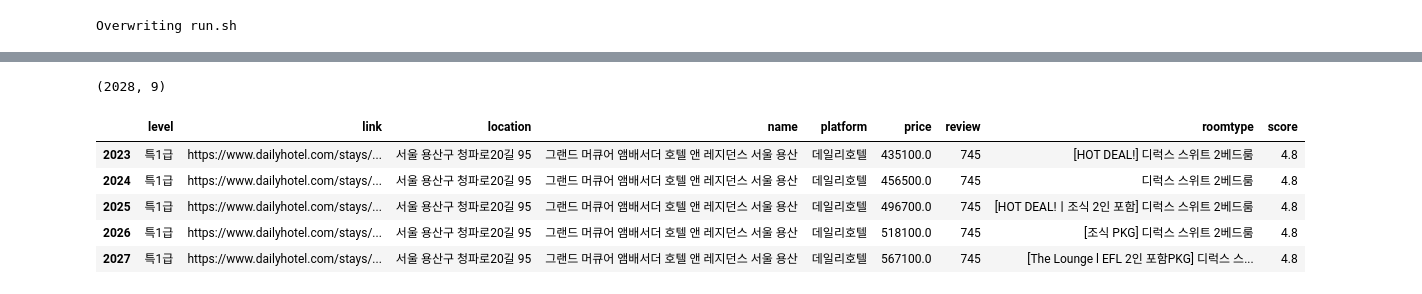
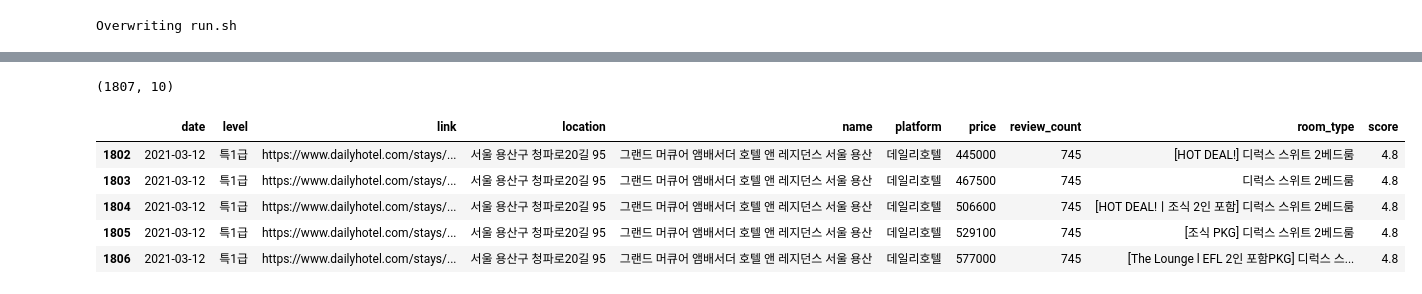
Before and after one commit to EbraLim/dss_project_Crawling, a Jupyter notebook: in_progress/crawling_dailyhotel_in_progress_spider.ipynb, the cells around one changed output, grey strips where cells are left out. Saved outputs shown, nothing was run; the diff lists cells and outputs as text; code cells hidden in the pictures.

Commit message:
dailyhotel_modified: add date, change datatypes, add pipeline

```diff
--- a/in_progress/crawling_dailyhotel_in_progress_spider.ipynb
+++ b/in_progress/crawling_dailyhotel_in_progress_spider.ipynb
@@ -295,14 +342,13 @@ rm: cannot remove 'dailyhotel.csv': No such file or directory
 # %%
+import pandas as pd
 data = pd.read_csv('dailyhotel/dailyhotel.csv', encoding='utf-8-sig')
-data.shape
+print(data.shape)
+data.tail()
 # %% [output]
-(2028, 9)
+(1807, 10)
+|  | date | level | link | location | name | platform | price | review_count | room_type | score |
+| 1802 | 2021-03-12 | 특1급 | https://www.dailyhotel.com/stays/... | 서울 용산구 청파로20길 95 | 그랜드 머큐어 앰배서더 호텔 앤 레지던스 서울 용산 | 데일리호텔 | 445000 | 745 | [HOT DEAL!] 디럭스 스위트 2베드룸 | 4.8 |
+| 1803 | 2021-03-12 | 특1급 | https://www.dailyhotel.com/stays/... | 서울 용산구 청파로20길 95 | 그랜드 머큐어 앰배서더 호텔 앤 레지던스 서울 용산 | 데일리호텔 | 467500 | 745 | 디럭스 스위트 2베드룸 | 4.8 |
+| 1804 | 2021-03-12 | 특1급 | https://www.dailyhotel.com/stays/... | 서울 용산구 청파로20길 95 | 그랜드 머큐어 앰배서더 호텔 앤 레지던스 서울 용산 | 데일리호텔 | 506600 | 745 | [HOT DEAL!ㅣ조식 2인 포함] 디럭스 스위트 2베드룸 | 4.8 |
+| 1805 | 2021-03-12 | 특1급 | https://www.dailyhotel.com/stays/... | 서울 용산구 청파로20길 95 | 그랜드 머큐어 앰배서더 호텔 앤 레지던스 서울 용산 | 데일리호텔 | 529100 | 745 | [조식 PKG] 디럭스 스위트 2베드룸 | 4.8 |
+| 1806 | 2021-03-12 | 특1급 | https://www.dailyhotel.com/stays/... | 서울 용산구 청파로20길 95 | 그랜드 머큐어 앰배서더 호텔 앤 레지던스 서울 용산 | 데일리호텔 | 577000 | 745 | [The Lounge l EFL 2인 포함PKG] 디럭스 스... | 4.8 |
-# %%
-data.tail()
-# %% [output]
-|  | level | link | location | name | platform | price | review | roomtype | score |
-| 2023 | 특1급 | https://www.dailyhotel.com/stays/... | 서울 용산구 청파로20길 95 | 그랜드 머큐어 앰배서더 호텔 앤 레지던스 서울 용산 | 데일리호텔 | 435100.0 | 745 | [HOT DEAL!] 디럭스 스위트 2베드룸 | 4.8 |
-| 2024 | 특1급 | https://www.dailyhotel.com/stays/... | 서울 용산구 청파로20길 95 | 그랜드 머큐어 앰배서더 호텔 앤 레지던스 서울 용산 | 데일리호텔 | 456500.0 | 745 | 디럭스 스위트 2베드룸 | 4.8 |
-| 2025 | 특1급 | https://www.dailyhotel.com/stays/... | 서울 용산구 청파로20길 95 | 그랜드 머큐어 앰배서더 호텔 앤 레지던스 서울 용산 | 데일리호텔 | 496700.0 | 745 | [HOT DEAL!ㅣ조식 2인 포함] 디럭스 스위트 2베드룸 | 4.8 |
-| 2026 | 특1급 | https://www.dailyhotel.com/stays/... | 서울 용산구 청파로20길 95 | 그랜드 머큐어 앰배서더 호텔 앤 레지던스 서울 용산 | 데일리호텔 | 518100.0 | 745 | [조식 PKG] 디럭스 스위트 2베드룸 | 4.8 |
-| 2027 | 특1급 | https://www.dailyhotel.com/stays/... | 서울 용산구 청파로20길 95 | 그랜드 머큐어 앰배서더 호텔 앤 레지던스 서울 용산 | 데일리호텔 | 567100.0 | 745 | [The Lounge l EFL 2인 포함PKG] 디럭스 스... | 4.8 |
```
Also changed, not shown: parts of 16 cells of this notebook.
